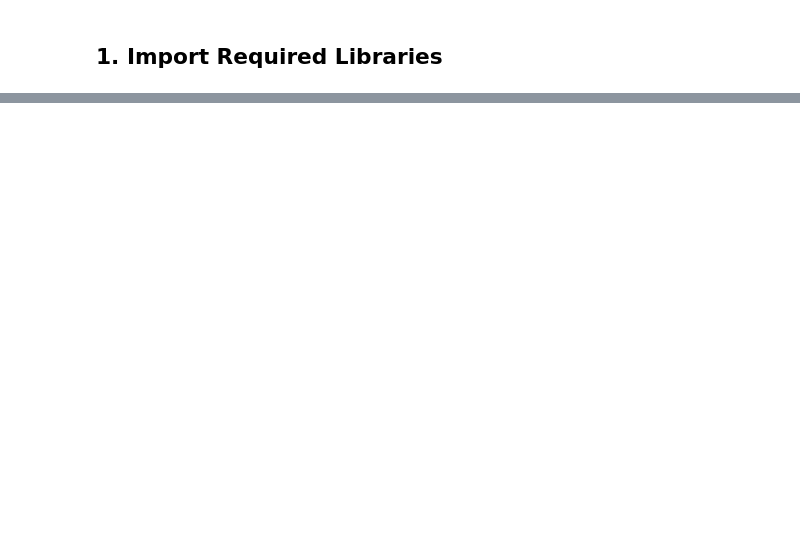
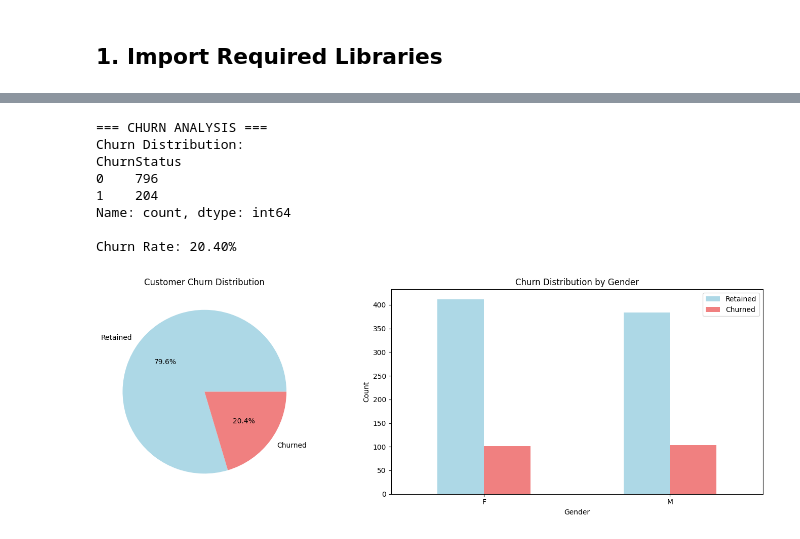
Before and after one commit to Sonalikasingh17/Customer_Churn_Analysis, a Jupyter notebook: Customer_Churn_ML_Pipeline.ipynb, the cells around one changed output, grey strips where cells are left out. Saved outputs shown, nothing was run; the diff lists cells and outputs as text; code cells hidden in the pictures; blank space fills up the shorter version.

```diff
--- a/Customer_Churn_ML_Pipeline.ipynb
+++ b/Customer_Churn_ML_Pipeline.ipynb
@@ -15,3 +220,41 @@
 # %%
-# Churn distribution analysisif df is not None and 'ChurnStatus' in df.columns:    churn_counts = df['ChurnStatus'].value_counts()    churn_rate = df['ChurnStatus'].mean()    print(f"=== CHURN ANALYSIS ===")    print(f"Churn Distribution:\n{churn_counts}")    print(f"\nChurn Rate: {churn_rate:.2%}")    # Create churn visualization    fig, axes = plt.subplots(1, 2, figsize=(15, 5))    # Churn distribution pie chart    axes[0].pie(churn_counts.values, labels=['Retained', 'Churned'], autopct='%1.1f%%',                 colors=['lightblue', 'lightcoral'])    axes[0].set_title('Customer Churn Distribution')    # Churn by demographics    if 'Gender' in df.columns:        churn_by_gender = df.groupby(['Gender', 'ChurnStatus']).size().unstack()        churn_by_gender.plot(kind='bar', ax=axes[1], color=['lightblue', 'lightcoral'])        axes[1].set_title('Churn Distribution by Gender')        axes[1].set_xlabel('Gender')        axes[1].set_ylabel('Count')        axes[1].legend(['Retained', 'Churned'])        axes[1].tick_params(axis='x', rotation=0)    plt.tight_layout()    plt.show()
+# Churn distribution analysis
+if df is not None and 'ChurnStatus' in df.columns:
+    churn_counts = df['ChurnStatus'].value_counts()
+    churn_rate = df['ChurnStatus'].mean()
+
+    print(f"=== CHURN ANALYSIS ===")
+    print(f"Churn Distribution:\n{churn_counts}")
+    print(f"\nChurn Rate: {churn_rate:.2%}")
+
+    # Create churn visualization
+    fig, axes = plt.subplots(1, 2, figsize=(15, 5))
+
+    # Churn distribution pie chart
+    axes[0].pie(churn_counts.values, labels=['Retained', 'Churned'], autopct='%1.1f%%',
+                colors=['lightblue', 'lightcoral'])
+    axes[0].set_title('Customer Churn Distribution')
+
+    # Churn by demographics
+    if 'Gender' in df.columns:
+        churn_by_gender = df.groupby(['Gender', 'ChurnStatus']).size().unstack()
+        churn_by_gender.plot(kind='bar', ax=axes[1], color=['lightblue', 'lightcoral'])
+        axes[1].set_title('Churn Distribution by Gender')
+        axes[1].set_xlabel('Gender')
+        axes[1].set_ylabel('Count')
+        axes[1].legend(['Retained', 'Churned'])
+        axes[1].tick_params(axis='x', rotation=0)
+
+    plt.tight_layout()
+    plt.show()
+# %% [output]
+=== CHURN ANALYSIS ===
+Churn Distribution:
+ChurnStatus
+0    796
+1    204
+Name: count, dtype: int64
+
+Churn Rate: 20.40%
+[figure, added]
 # %%
```
Also changed, not shown: parts of 14 cells of this notebook, 6 other files.
